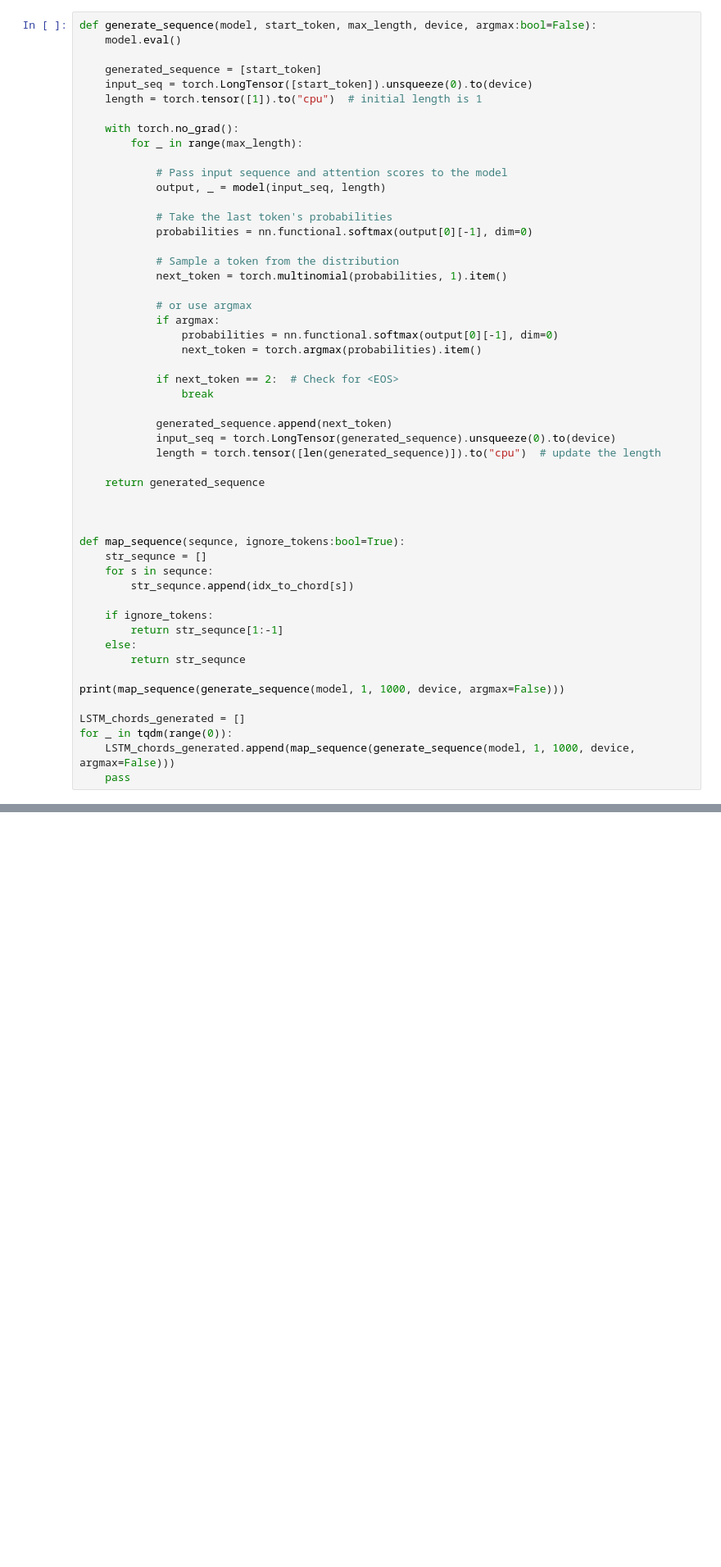
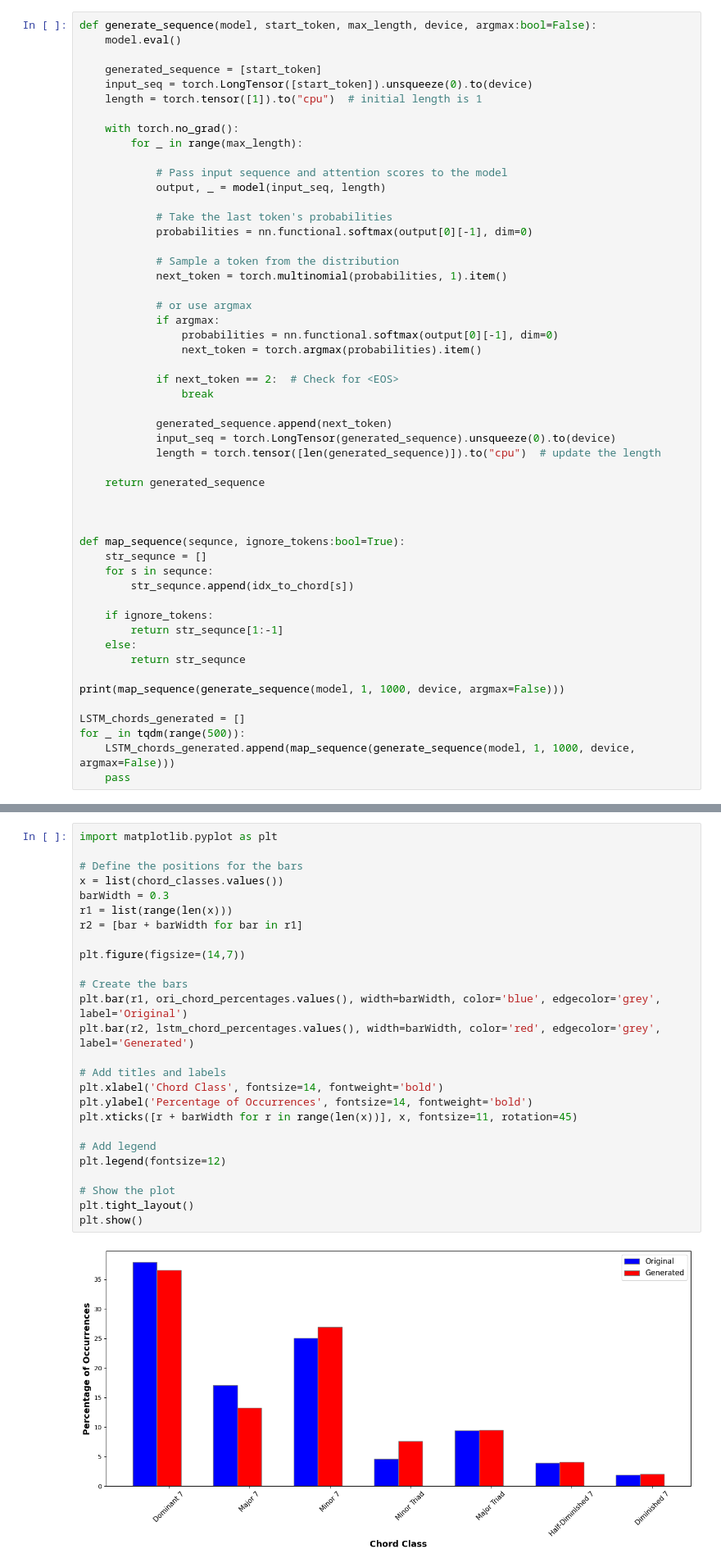
Before and after one commit to Kryptagora/JazzNet, a Jupyter notebook: Models.ipynb, the cells around one changed output, grey strips where cells are left out. Shown: that part at 82% size. Drawn from its saved outputs; the diff is of its cells as text; blank space fills up the shorter version.

```diff
--- a/Models.ipynb
+++ b/Models.ipynb
@@ -365,7 +554,7 @@ def map_sequence(sequnce, ignore_tokens:bool=True):
 print(map_sequence(generate_sequence(model, 1, 1000, device, argmax=False)))
 
 LSTM_chords_generated = []
-for _ in tqdm(range(0)):
+for _ in tqdm(range(500)):
     LSTM_chords_generated.append(map_sequence(generate_sequence(model, 1, 1000, device, argmax=False)))
     pass
 # %% [output]
@@ -646,0 +840,28 @@ original minor chord percentage:  4.62853456617568 | Original major chord percen
+# %%
+import matplotlib.pyplot as plt
+
+# Define the positions for the bars
+x = list(chord_classes.values())
+barWidth = 0.3
+r1 = list(range(len(x)))
+r2 = [bar + barWidth for bar in r1]
+
+plt.figure(figsize=(14,7))
+
+# Create the bars
+plt.bar(r1, ori_chord_percentages.values(), width=barWidth, color='blue', edgecolor='grey', label='Original')
+plt.bar(r2, lstm_chord_percentages.values(), width=barWidth, color='red', edgecolor='grey', label='Generated')
+
+# Add titles and labels
+plt.xlabel('Chord Class', fontsize=14, fontweight='bold')
+plt.ylabel('Percentage of Occurrences', fontsize=14, fontweight='bold')
+plt.xticks([r + barWidth for r in range(len(x))], x, fontsize=11, rotation=45)
+
+# Add legend
+plt.legend(fontsize=12)
+
+# Show the plot
+plt.tight_layout()
+plt.show()
+# %% [output]
+[figure, added]
```
Also changed, not shown: parts of 22 cells of this notebook.
